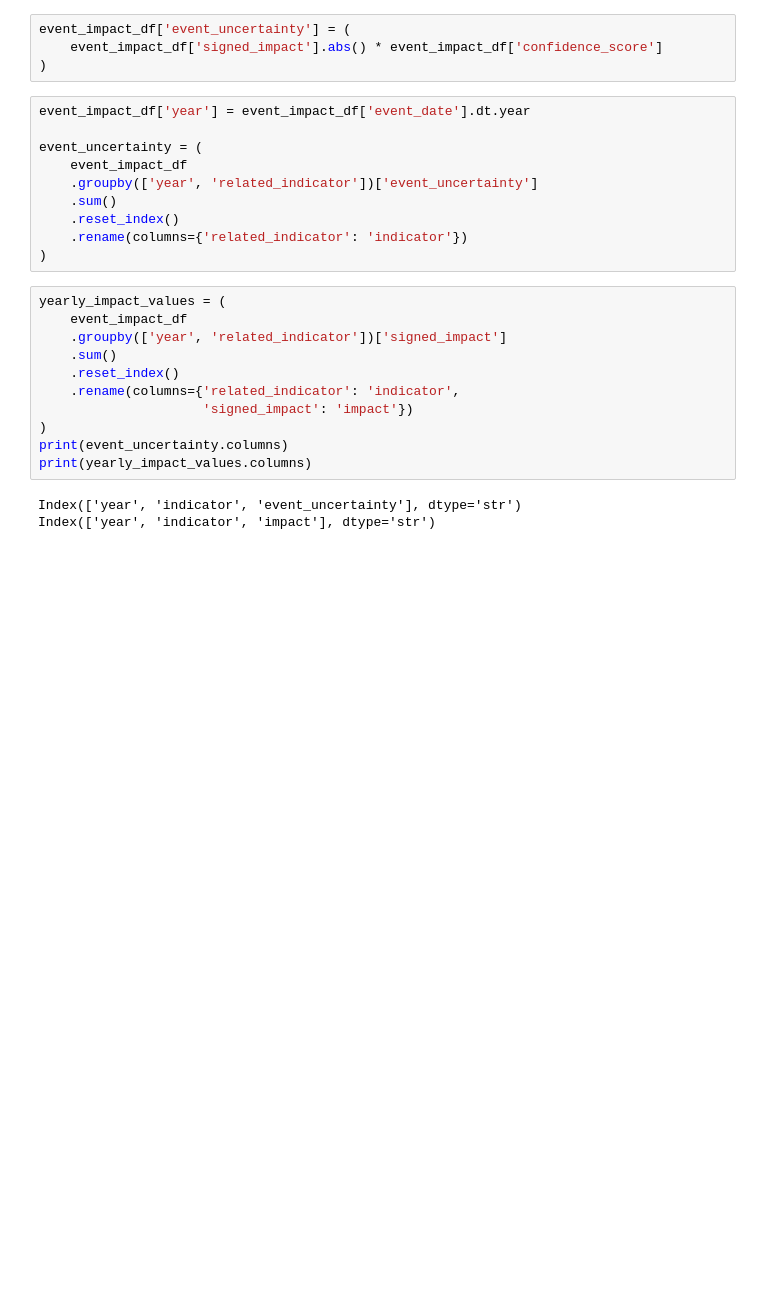
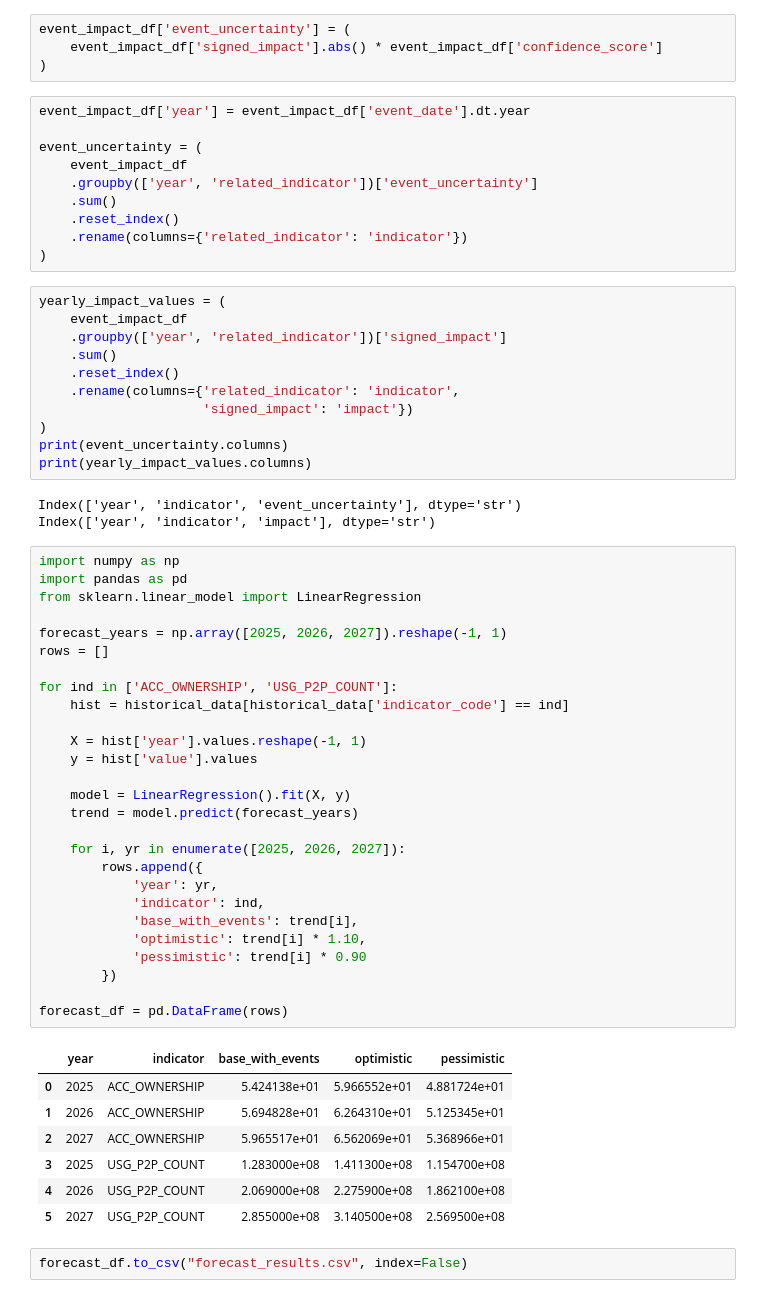
Before and after one commit to RuetGG/selam_Week10, a Jupyter notebook: notebooks/event_impact.ipynb, the cells around one changed output. Saved outputs shown, nothing was run; the diff lists cells and outputs as text; blank space fills up the shorter version.

```diff
--- a/notebooks/event_impact.ipynb
+++ b/notebooks/event_impact.ipynb
@@ -271,3 +278,40 @@ print(yearly_impact_values.columns)
 # %% [output]
 Index(['year', 'indicator', 'event_uncertainty'], dtype='str')
 Index(['year', 'indicator', 'impact'], dtype='str')
+# %%
+import numpy as np
+import pandas as pd
+from sklearn.linear_model import LinearRegression
+
+forecast_years = np.array([2025, 2026, 2027]).reshape(-1, 1)
+rows = []
+
+for ind in ['ACC_OWNERSHIP', 'USG_P2P_COUNT']:
+    hist = historical_data[historical_data['indicator_code'] == ind]
+
+    X = hist['year'].values.reshape(-1, 1)
+    y = hist['value'].values
+
+    model = LinearRegression().fit(X, y)
+    trend = model.predict(forecast_years)
+
+    for i, yr in enumerate([2025, 2026, 2027]):
+        rows.append({
+            'year': yr,
+            'indicator': ind,
+            'base_with_events': trend[i],
+            'optimistic': trend[i] * 1.10,
+            'pessimistic': trend[i] * 0.90
+        })
+
+forecast_df = pd.DataFrame(rows)
+# %% [output]
+|  | year | indicator | base_with_events | optimistic | pessimistic |
+| 0 | 2025 | ACC_OWNERSHIP | 5.424138e+01 | 5.966552e+01 | 4.881724e+01 |
+| 1 | 2026 | ACC_OWNERSHIP | 5.694828e+01 | 6.264310e+01 | 5.125345e+01 |
+| 2 | 2027 | ACC_OWNERSHIP | 5.965517e+01 | 6.562069e+01 | 5.368966e+01 |
+| 3 | 2025 | USG_P2P_COUNT | 1.283000e+08 | 1.411300e+08 | 1.154700e+08 |
+| 4 | 2026 | USG_P2P_COUNT | 2.069000e+08 | 2.275900e+08 | 1.862100e+08 |
+| 5 | 2027 | USG_P2P_COUNT | 2.855000e+08 | 3.140500e+08 | 2.569500e+08 |
+# %%
+forecast_df.to_csv("forecast_results.csv", index=False)
```
Also changed, not shown: parts of 8 cells of this notebook, 2 other files.
